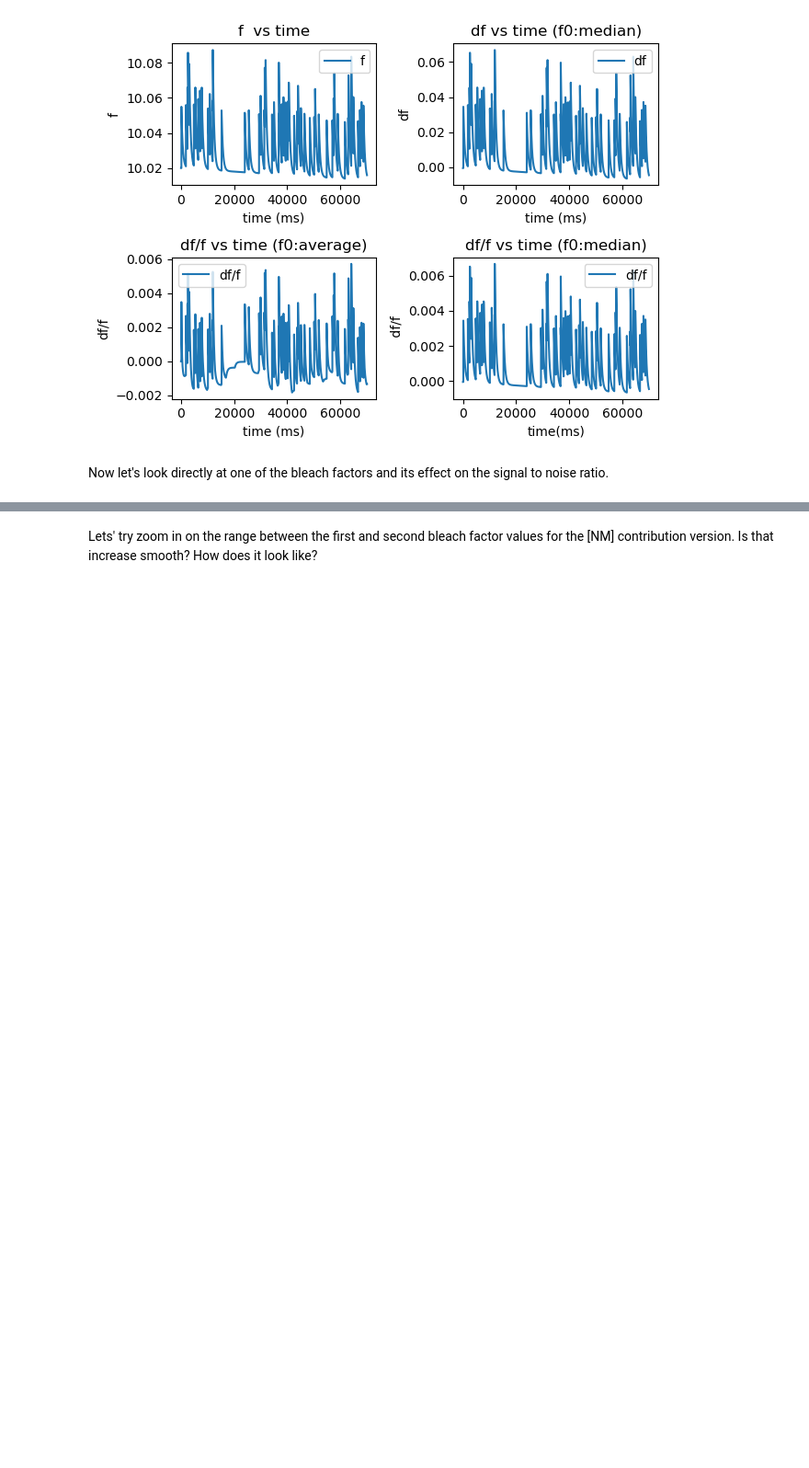
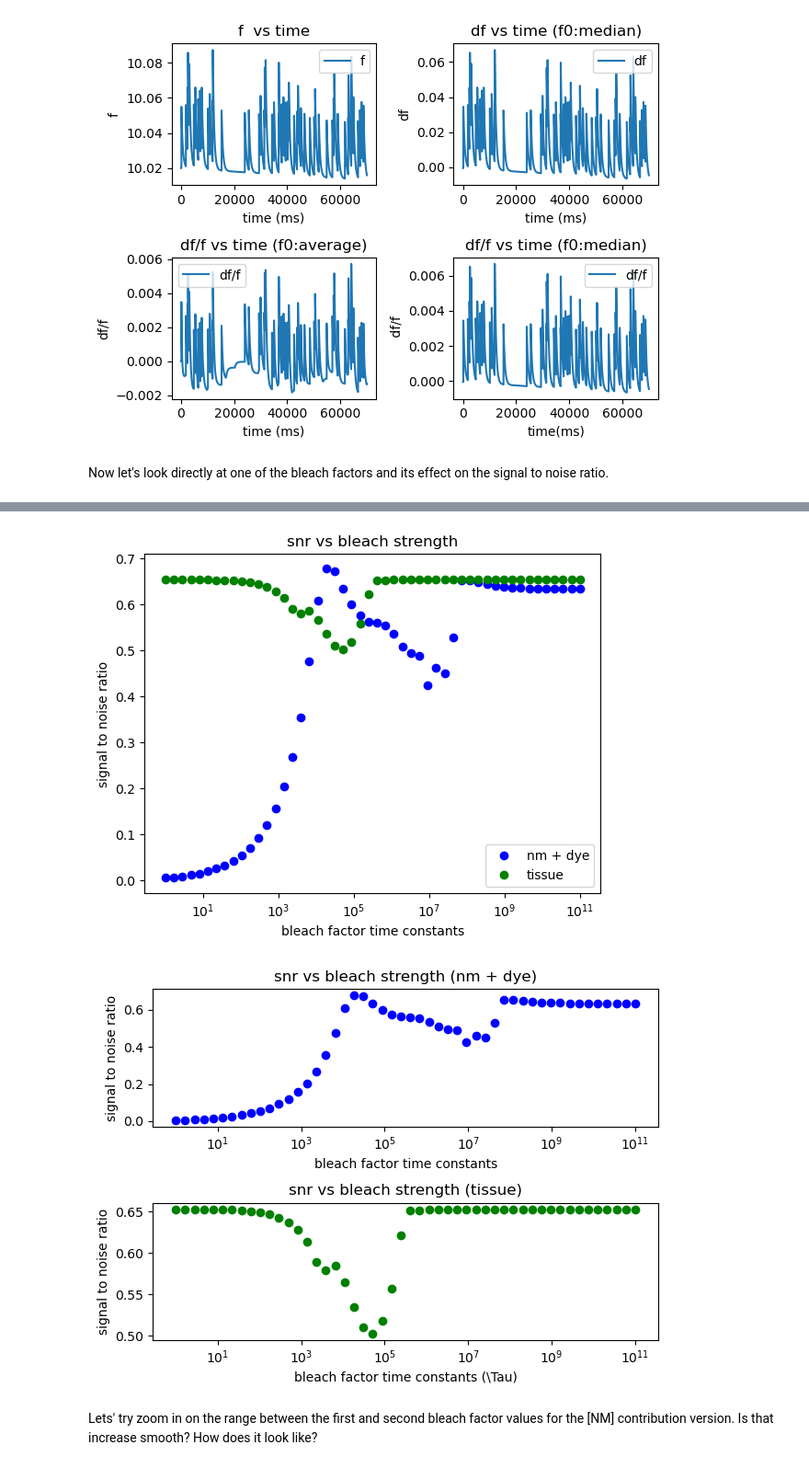
Before and after one commit to BrianNGitahi/NM-Imaging, a Jupyter notebook: Simulation.ipynb, the cells around one changed output, grey strips where cells are left out. Shown at 92% size. Cells and saved outputs as stored; diff of their text form; code cells hidden in the pictures; blank space fills up the shorter version.

```diff
--- a/Simulation.ipynb
+++ b/Simulation.ipynb
@@ -664,7 +676,7 @@ Now let's look directly at one of the bleach factors and its effect on the signa
 # %%
 # this function takes in the bleach factor values, simulates a fluorescence signal and applies the bleach factors to it
 
-def plot_snr_v_bleach(tau_values):
+def snr_v_bleach(tau_values):
 
     # define the snr arrays
     snr1 = np.zeros(len(tau_values))
@@ -686,7 +698,10 @@ def plot_snr_v_bleach(tau_values):
         signal2 = simulate_f_signal_bline2(tau_d=10e7, tau_nm=10e7,tau_tissue=tau_values[i])
         snr2[i] = np.mean(signal2[3])/np.std(signal2[3])
 
+    return snr1, snr2, tau_values
 
+# this function plots snr vs bleach
+def plot_snr_v_bleach(snr1,snr2,tau_values):
     # plot the snr for the different bleach factors on the same plot
     plt.figure(1)
     plt.plot(tau_values,snr1, 'bo', label='nm + dye')
@@ -722,3 +831,9 @@ plot_snr_v_bleach(different_taus)
+# %%
+a1,a2,a3 = snr_v_bleach(different_taus)
+plot_snr_v_bleach(a1,a2,a3)
+# %% [output]
+[figure, added]
+[figure, added]
 # %% [markdown]
 Lets' try zoom in on the range between the first and second bleach factor values for the [NM] contribution version. Is that increase smooth? How does it look like?
 # %%
```
Also changed, not shown: parts of 18 cells of this notebook, 1 other file.
